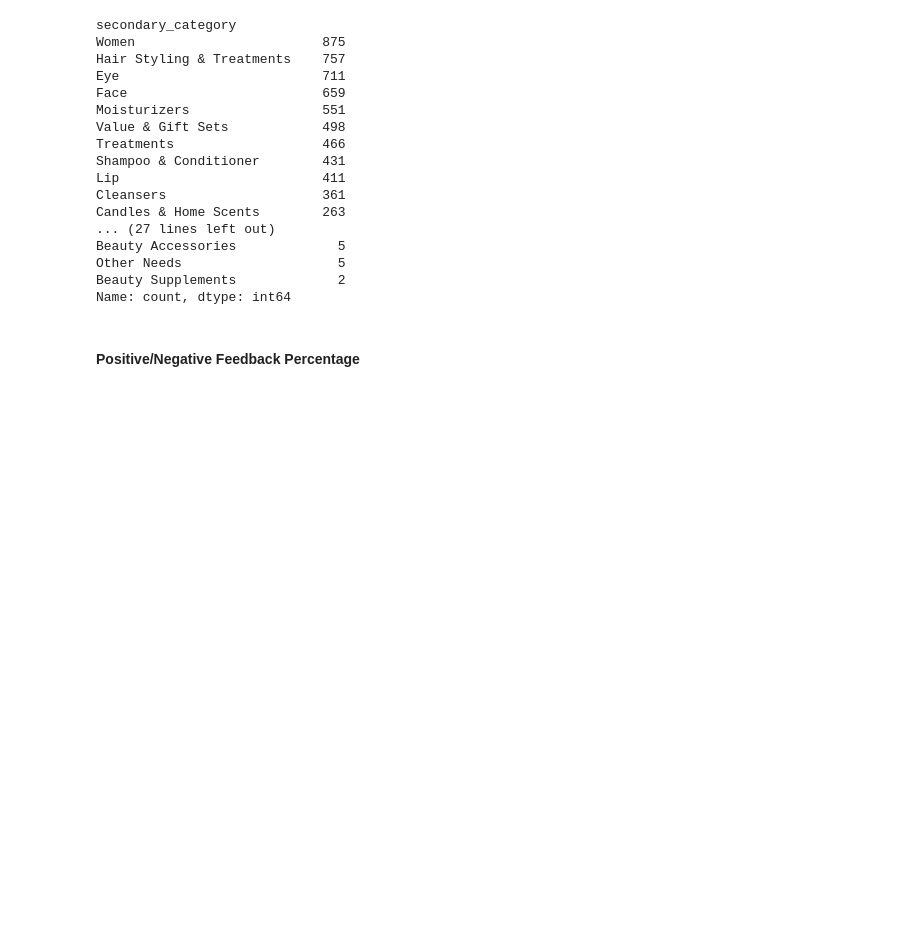
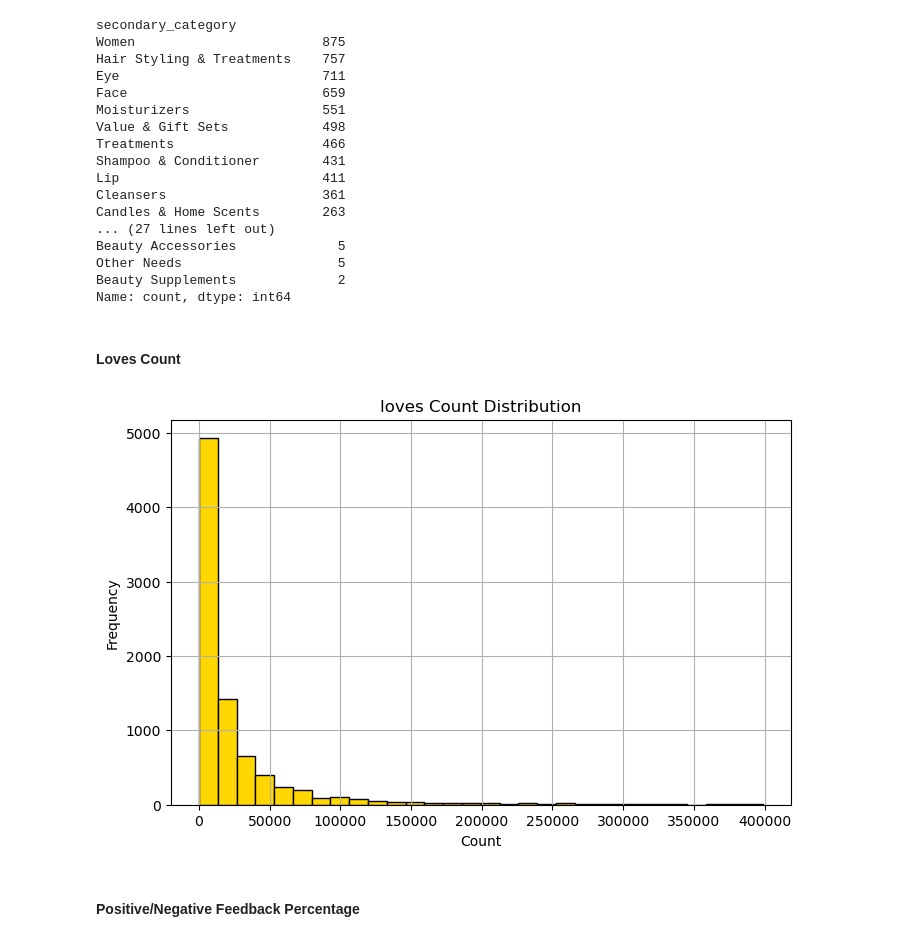
Before and after one commit to Geniusly-Stupid/Sephora-Data-Analysis-SI618, a Jupyter notebook: project.ipynb, the cells around one changed output. Saved outputs shown, nothing was run; the diff lists cells and outputs as text; code cells hidden in the pictures; blank space fills up the shorter version.

```diff
--- a/project.ipynb
+++ b/project.ipynb
@@ -310,6 +310,19 @@ Beauty Accessories             5
 Other Needs                    5
 Beauty Supplements             2
 Name: count, dtype: int64
+# %% [markdown]
+#### Loves Count
+# %%
+# Price Distribution
+# To avoid outliers, we will only visualize products with price <= 350 USD
+plt.figure(figsize=(8, 5))
+product_df[product_df['loves_count'] < 400000]['loves_count'].hist(bins=30, color='gold', edgecolor='black')
+plt.title('loves Count Distribution')
+plt.xlabel('Count')
+plt.ylabel('Frequency')
+plt.show()
+# %% [output]
+[figure, added]
 # %% [markdown]
 #### Positive/Negative Feedback Percentage
 # %%
```
Also changed, not shown: parts of 40 cells of this notebook.
